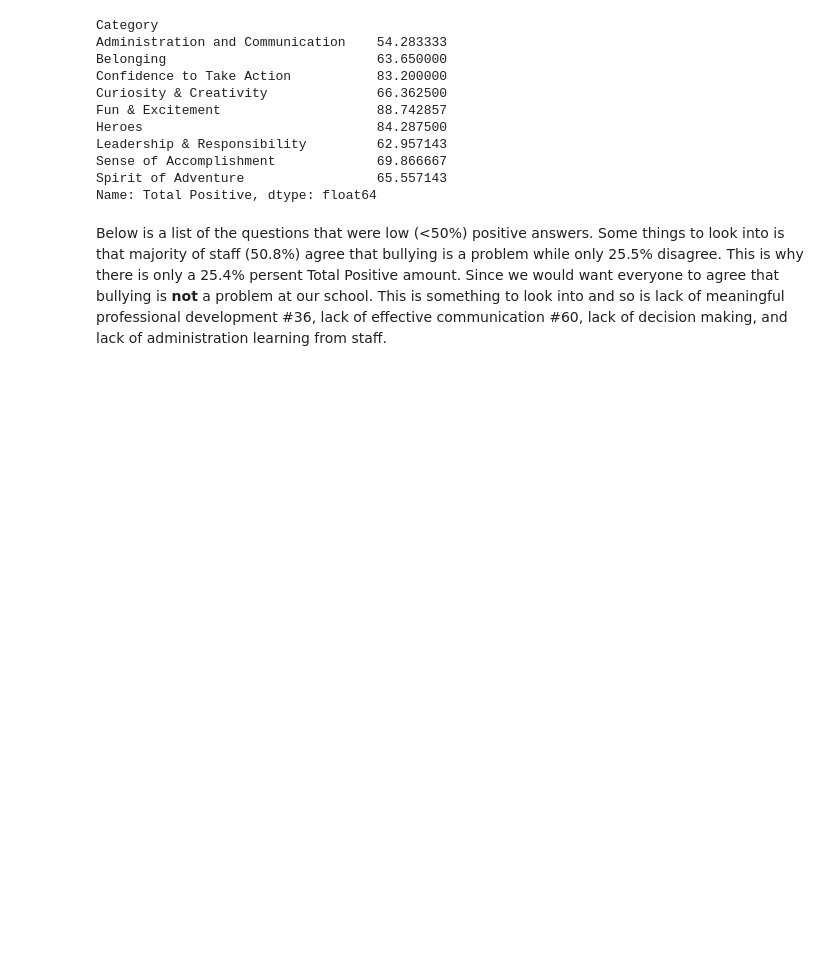
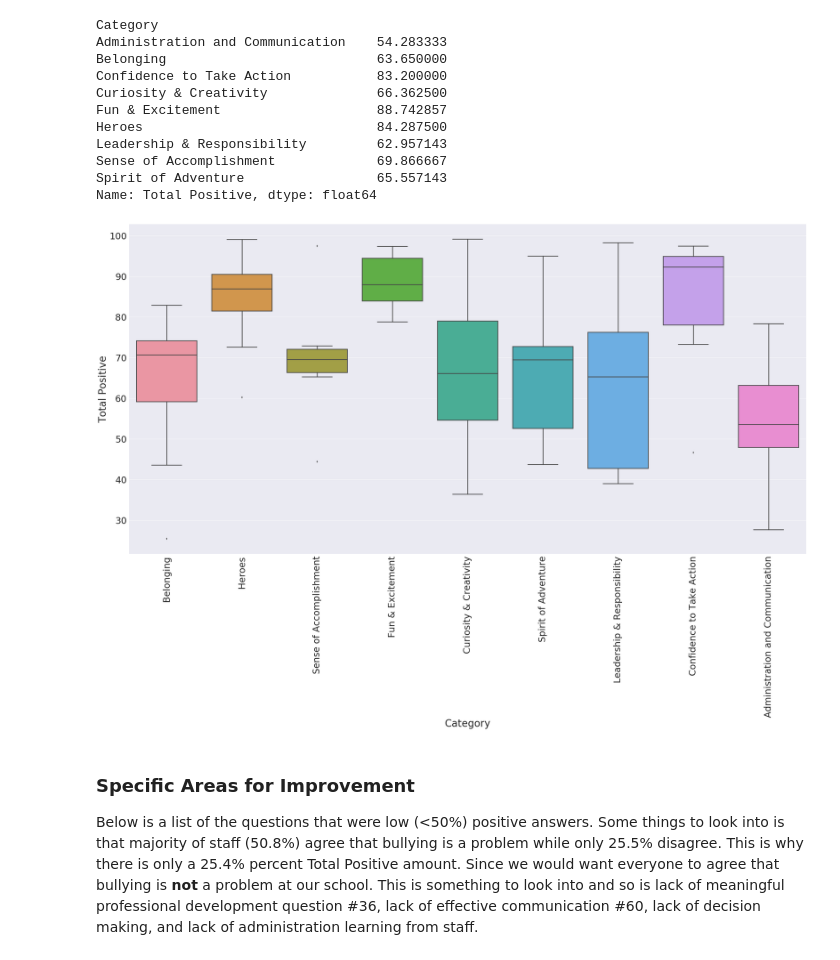
Before and after one commit to scottyla19/my_voice, a Jupyter notebook: My Voice.ipynb, the cells around one changed output. Cells and saved outputs as stored; diff of their text form; code cells hidden in the pictures; blank space fills up the shorter version.

```diff
--- a/My Voice.ipynb
+++ b/My Voice.ipynb
@@ -52,7 +65,15 @@ Leadership & Responsibility         62.957143
 Sense of Accomplishment             69.866667
 Spirit of Adventure                 65.557143
 Name: Total Positive, dtype: float64
+# %%
+sns.set(font_scale=3)
+fig, ax = plt.subplots(figsize=(40,20))
+ax = sns.boxplot(x="Category", y="Total Positive", data=staff, linewidth=2.5, )
+ax.set_xticklabels(ax.get_xticklabels(), rotation=90,);
+# %% [output]
+[figure, added]
 # %% [markdown]
-Below is a list of the questions that were low (<50%) positive  answers. Some things to look into is that majority of staff (50.8%) agree that bullying is a problem while only 25.5% disagree. This is why there is only a 25.4% persent Total Positive amount. Since we would want everyone to agree that bullying is **not** a problem at our school. This is something to look into and so is lack of meaningful professional development #36, lack of effective communication #60, lack of decision making, and lack of administration learning from staff.
+### Specific Areas for Improvement
+Below is a list of the questions that were low (<50%) positive  answers. Some things to look into is that majority of staff (50.8%) agree that bullying is a problem while only 25.5% disagree. This is why there is only a 25.4% percent Total Positive amount. Since we would want everyone to agree that bullying is **not** a problem at our school. This is something to look into and so is lack of meaningful professional development question #36, lack of effective communication #60, lack of decision making, and lack of administration learning from staff.
 # %%
 posStaff = staff[staff['Total Positive'] < 50.0]
```
Also changed, not shown: parts of 7 cells of this notebook.
